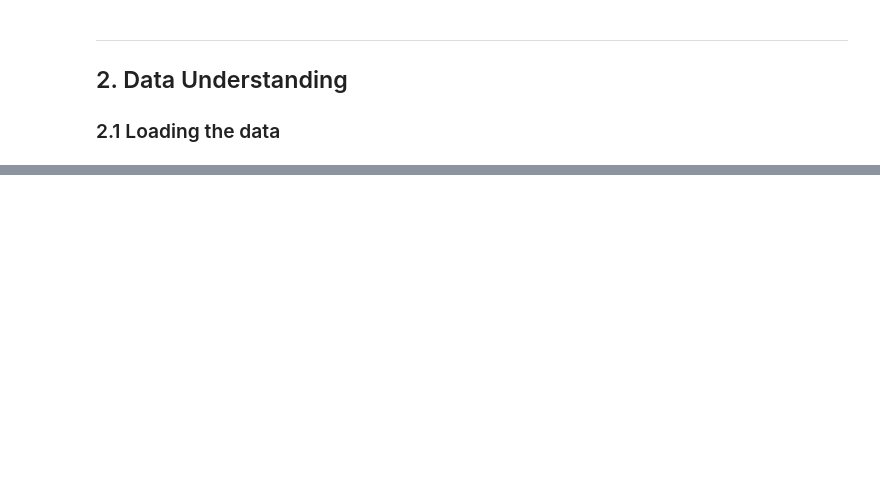
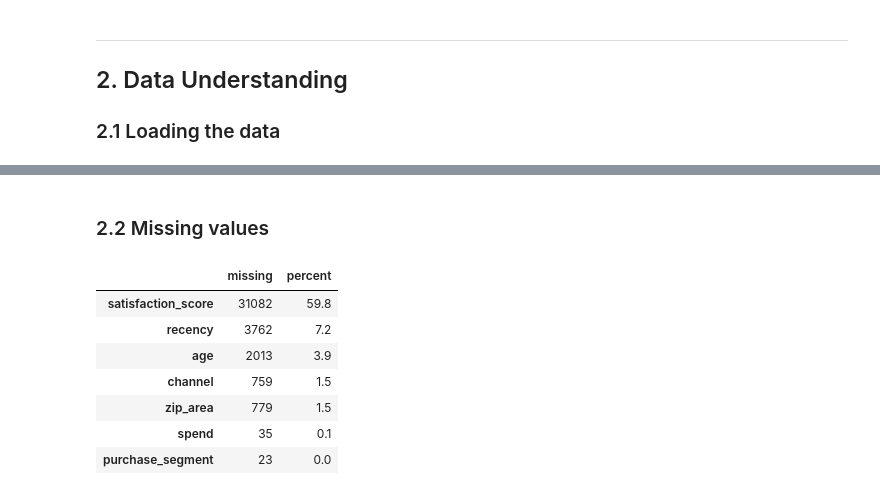
Before and after one commit to ConstantinaGio/aip-email-marketing_Group_32, a Jupyter notebook: IB9BW0_Analytics_in_Practice_Group_32.ipynb, the cells around one changed output, grey strips where cells are left out. Saved outputs shown, nothing was run; the diff lists cells and outputs as text; code cells hidden in the pictures; blank space fills up the shorter version.

```diff
--- a/IB9BW0_Analytics_in_Practice_Group_32.ipynb
+++ b/IB9BW0_Analytics_in_Practice_Group_32.ipynb
@@ -52,0 +117,24 @@ print(f"Break-even uplift: {break_even:.1%}")
+# %% [markdown]
+### 2.2 Missing values
+# %%
+# Count the missing values in each column and show them as a percentage,
+# sorted so the column with the most missing values appears first.
+
+# Number of missing values per column (isnull() and sum())
+missing_count = campaign.isnull().sum()
+
+# Share of missing values per column (%)
+missing_percent = (campaign.isnull().sum() / len(campaign) * 100).round(1)
+
+# Create a summary table with both number and percentage of missing values
+missing_table = pd.DataFrame({"missing": missing_count, "percent": missing_percent})
+missing_table[missing_table["missing"] > 0].sort_values("percent", ascending=False)
+# %% [output]
+|  | missing | percent |
+| satisfaction_score | 31082 | 59.8 |
+| recency | 3762 | 7.2 |
+| age | 2013 | 3.9 |
+| channel | 759 | 1.5 |
+| zip_area | 779 | 1.5 |
+| spend | 35 | 0.1 |
+| purchase_segment | 23 | 0.0 |
```
Also changed, not shown: parts of 35 cells of this notebook.
